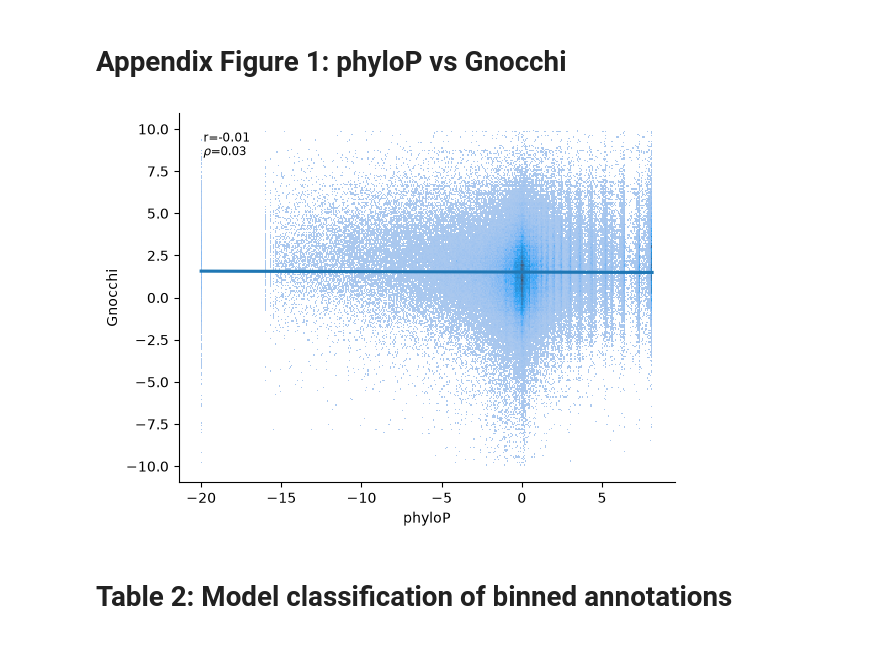
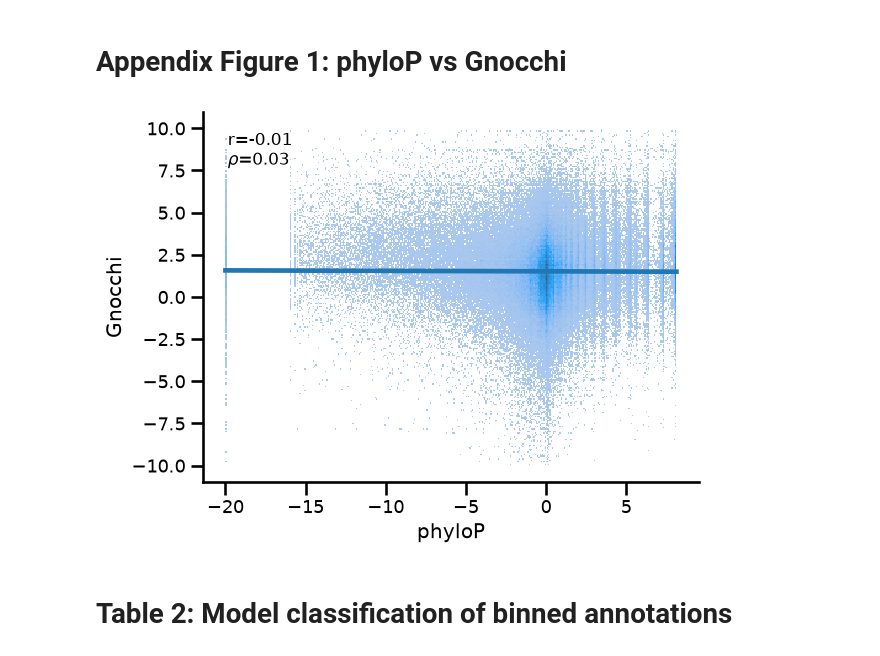
Before and after one commit to rcalef/vep_comparisons, a Jupyter notebook: notebooks/make_plots.ipynb, the cells around one changed output. Saved outputs shown, nothing was run; the diff lists cells and outputs as text; code cells hidden in the pictures.

```diff
--- a/notebooks/make_plots.ipynb
+++ b/notebooks/make_plots.ipynb
@@ -859,46 +859,47 @@ shape: (3, 3)
 # %% [markdown]
 # Appendix Figure 1: phyloP vs Gnocchi
 # %%
-plot_data = df.filter(pl.all_horizontal(pl.col(want_annots).is_not_null())).select(
-    want_annots
-)
+with sns.plotting_context("talk", font_scale=0.8):
+    want_annots = ["phylop", "gnocchi_z"]
+    plot_data = df.filter(pl.all_horizontal(pl.col(want_annots).is_not_null())).select(
+        want_annots
+    )
 
-ax = sns.histplot(x="phylop", y="gnocchi_z", data=plot_data)
+    ax = sns.histplot(x="phylop", y="gnocchi_z", data=plot_data)
 
-sns.regplot(
-    x="phylop",
-    y="gnocchi_z",
-    scatter=False,
-    ax=ax,
-    data=plot_data,
-)
+    sns.regplot(
+        x="phylop",
+        y="gnocchi_z",
+        scatter=False,
+        ax=ax,
+        data=plot_data,
+    )
 
+    xvals = plot_data.get_column("phylop").to_numpy()
+    yvals = plot_data.get_column("gnocchi_z").to_numpy()
 
-xvals = plot_data.get_column("phylop").to_numpy()
-yvals = plot_data.get_column("gnocchi_z").to_numpy()
+    r = pearsonr(xvals, yvals)
+    rho = spearmanrho(xvals, yvals)
+    ax.text(
+        0.05,
+        0.95,
+        s=(
+            f"r={r.statistic:0.2f}"
+            "\n"
+            rf"$\rho$={rho.statistic:0.2f}"
+        ),
+        transform=ax.transAxes,
+        ha="left",
+        va="top",
+        size="small",
+    )
+    ax.set_xlabel("phyloP")
+    ax.set_ylabel("Gnocchi")
+    sns.despine(ax=ax)
 
-r = pearsonr(xvals, yvals)
-rho = spearmanrho(xvals, yvals)
-ax.text(
-    0.05,
-    0.95,
-    s=(
-        f"r={r.statistic:0.2f}"
-        "\n"
-        rf"$\rho$={rho.statistic:0.2f}"
-    ),
-    transform=ax.transAxes,
-    ha="left",
-    va="top",
-    size="small",
-)
-ax.set_xlabel("phyloP")
-ax.set_ylabel("Gnocchi")
-sns.despine(ax=ax)
-
-plt.savefig(figs_dir / "app_fig1_phylop_vs_gnocchi.pdf")
+    save_fig("app_fig1_phylop_vs_gnocchi.pdf")
 # %% [output]
-[figure, old version]
+[figure, new version]
 # %% [markdown]
 # Table 2: Model classification of binned annotations
 # %%
```
Also changed, not shown: parts of 18 cells of this notebook.
